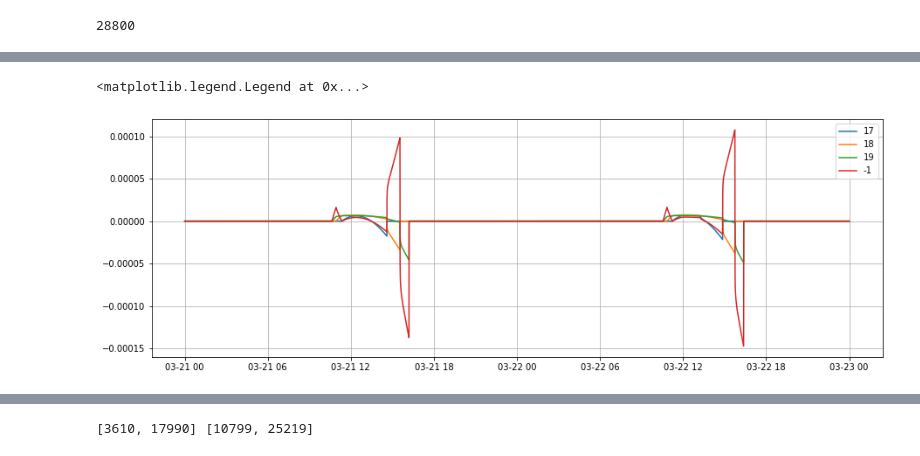
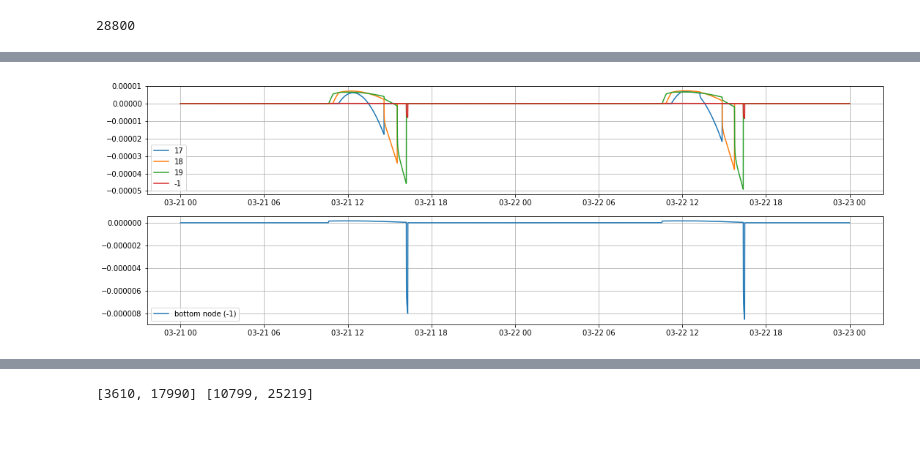
Before and after one commit to Henrikum/skrinning-stuff, a Jupyter notebook: notebooks/skrinning stuff.ipynb, the cells around one changed output, grey strips where cells are left out. Cells and saved outputs as stored; diff of their text form; code cells hidden in the pictures.

```diff
--- a/notebooks/skrinning stuff.ipynb
+++ b/notebooks/skrinning stuff.ipynb
@@ -85,16 +85,19 @@ Done. 28800 steps in 14 s.
 # %%
 # idx = [78, 85, 90, 99, 100]
 idx = [17, 18, 19, -1]
 itx = [0, -1]
-fig, ax = plt.subplots(1, 1, figsize=(15, 5))
+fig, axs = plt.subplots(2, 1, figsize=(18, 6))
+j = 0
 for i in range(len(idx)):
-    ax.plot(dateTimes[itx[0]:itx[1]], dEpsSoln[itx[0]:itx[1], idx[i]], label=str(idx[i]))
+    axs[j].plot(dateTimes[itx[0]:itx[1]], dEpsSoln[itx[0]:itx[1], idx[i]], label=str(idx[i]))
+j = 1
+axs[j].plot(dateTimes[itx[0]:itx[1]], dEpsSoln[itx[0]:itx[1], -1], label='bottom node (-1)')
+for j in range(2):
 # ax.set_ylim(-0.00001, 0.00001)
-ax.grid()
-ax.legend()
+    axs[j].grid()
+    axs[j].legend()
 # %% [output]
-<matplotlib.legend.Legend at 0x...>
-[figure, old version]
+[figure, new version]
 # %%
 botMeltRates = myIce.bottomMeltRates(USoln, USolnW, myWater)
 plt.plot(botMeltRates*3600000)
```
Also changed, not shown: parts of 5 cells of this notebook, 1 other file.
